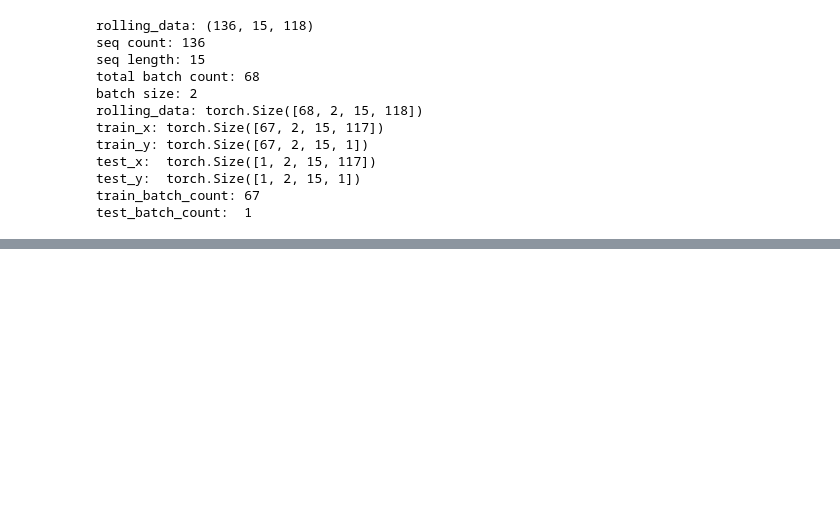
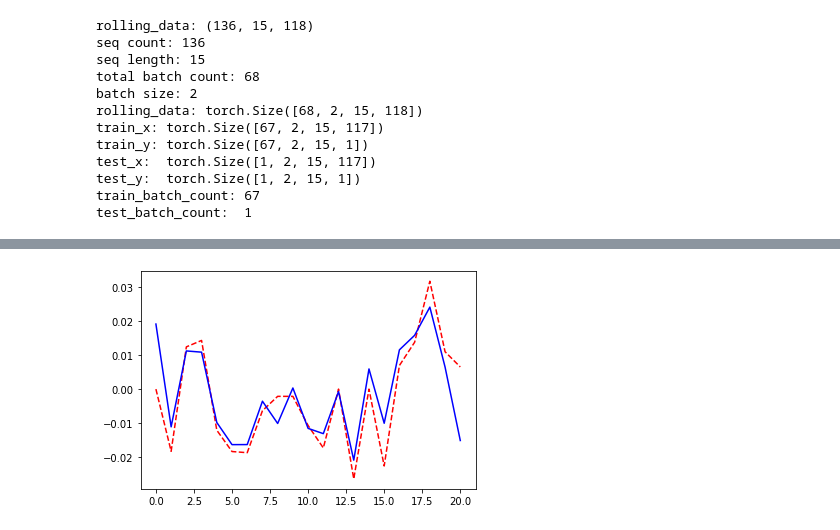
Before and after one commit to matrixleon18/SHUFE, a Jupyter notebook: jupyterlab/Simple_RNN.ipynb, the cells around one changed output, grey strips where cells are left out. Saved outputs shown, nothing was run; the diff lists cells and outputs as text; code cells hidden in the pictures; blank space fills up the shorter version.

```diff
--- a/jupyterlab/Simple_RNN.ipynb
+++ b/jupyterlab/Simple_RNN.ipynb
@@ -376,0 +541,23 @@ True
+# %%
+# GPU -- 用模型来做测试数据的误差
+h_state = None
+pred, h_state = rnn(test_x[0], h_state)
+
+test_y=test_y.cpu()
+pred = pred.cpu()
+
+loss = loss_func(pred, test_y[0])
+print("loss: {:.6f}".format(loss))
+
+# actual_line = np.array(test_y[0]).flatten().tolist()
+# pred_line = pred.data.numpy().flatten().tolist()
+
+actual_line = np.array(test_y[0][-1]).flatten().tolist()
+pred_line = pred[-1].data.numpy().flatten().tolist()
+
+
+print(len(actual_line) == len(pred_line))
+plt.plot(actual_line, 'r--')
+plt.plot(pred_line, 'b-')
+plt.show()
+# %% [output]
@@ -376,0 +566 @@ True
+[figure, added]
```
Also changed, not shown: parts of 7 cells of this notebook.
